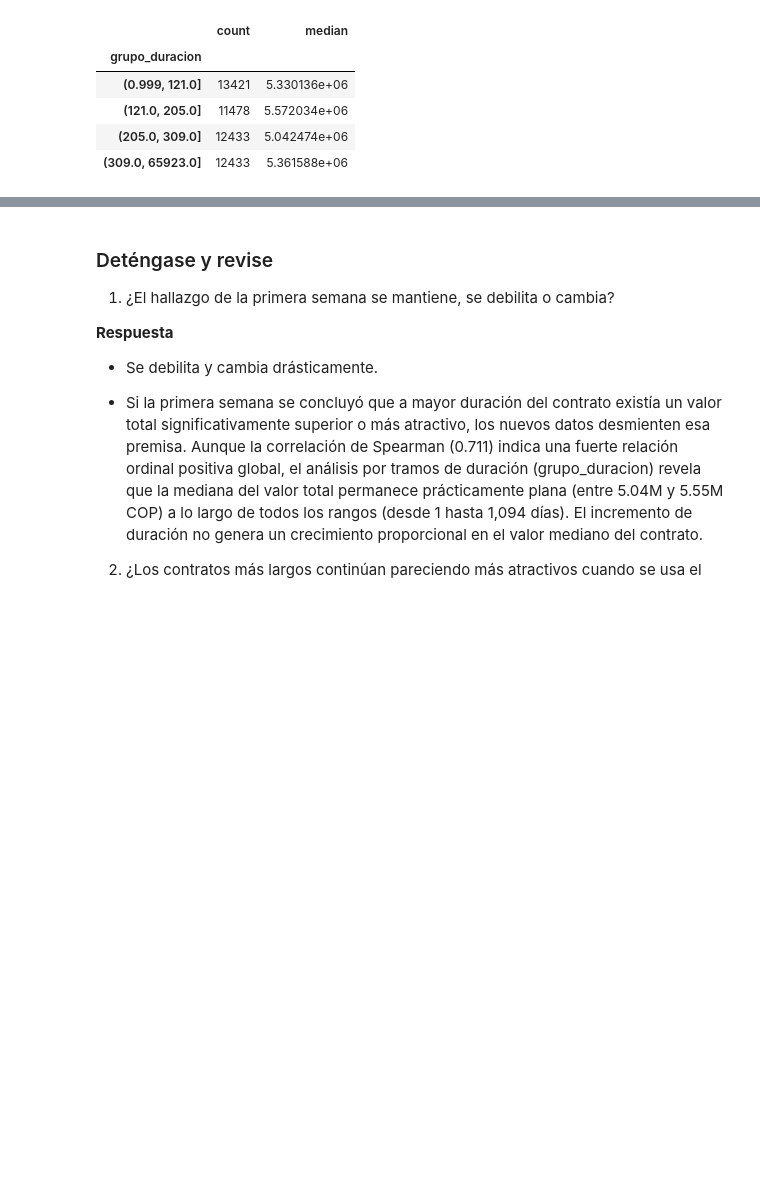
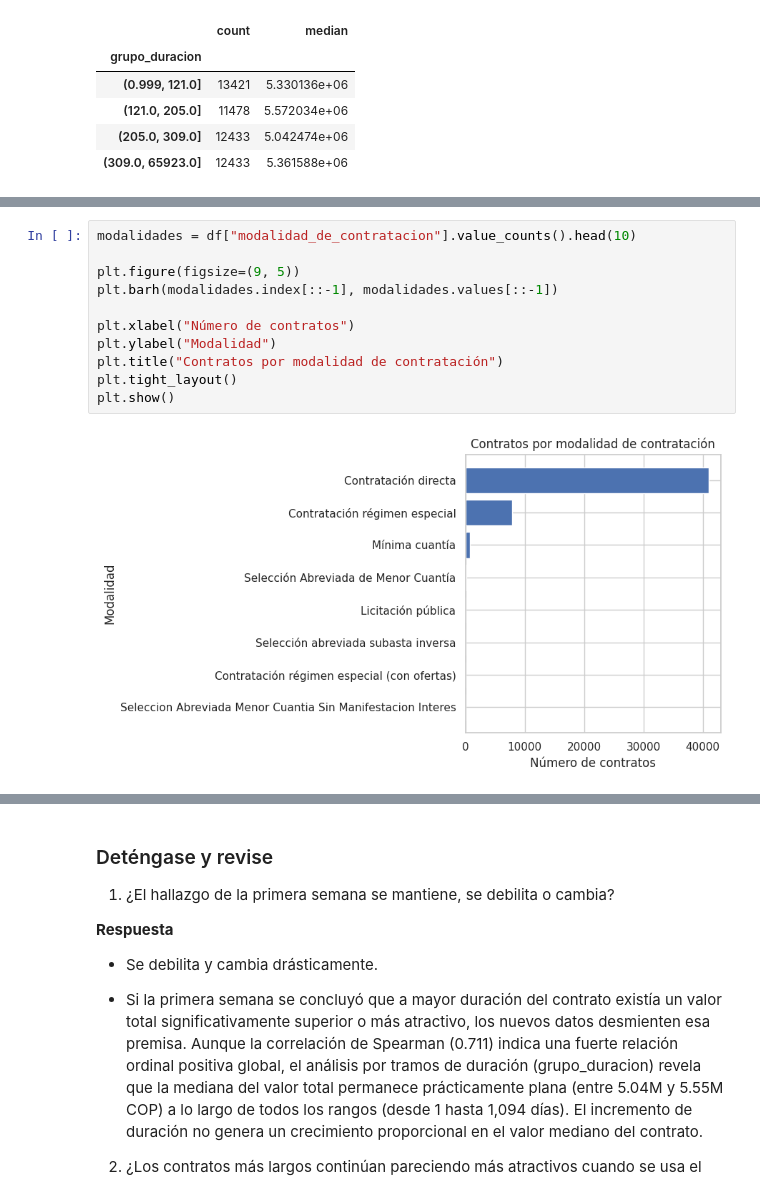
Before and after one commit to CamilaAg-05/curso_Data_Analytics, a Jupyter notebook: Laboratorio_SECOP_Caso_1A/SECOP_ExpedienteA(GRUPO_1)_V2.ipynb, the cells around one changed output, grey strips where cells are left out. Cells and saved outputs as stored; diff of their text form; blank space fills up the shorter version.

```diff
--- a/Laboratorio_SECOP_Caso_1A/SECOP_ExpedienteA(GRUPO_1)_V2.ipynb
+++ b/Laboratorio_SECOP_Caso_1A/SECOP_ExpedienteA(GRUPO_1)_V2.ipynb
@@ -595,0 +732,13 @@ Correlación de Spearman entre valor total y duración: 0.705
+# %%
+modalidades = df["modalidad_de_contratacion"].value_counts().head(10)
+
+plt.figure(figsize=(9, 5))
+plt.barh(modalidades.index[::-1], modalidades.values[::-1])
+
+plt.xlabel("Número de contratos")
+plt.ylabel("Modalidad")
+plt.title("Contratos por modalidad de contratación")
+plt.tight_layout()
+plt.show()
+# %% [output]
+[figure, added]
```
Also changed, not shown: parts of 10 cells of this notebook.
